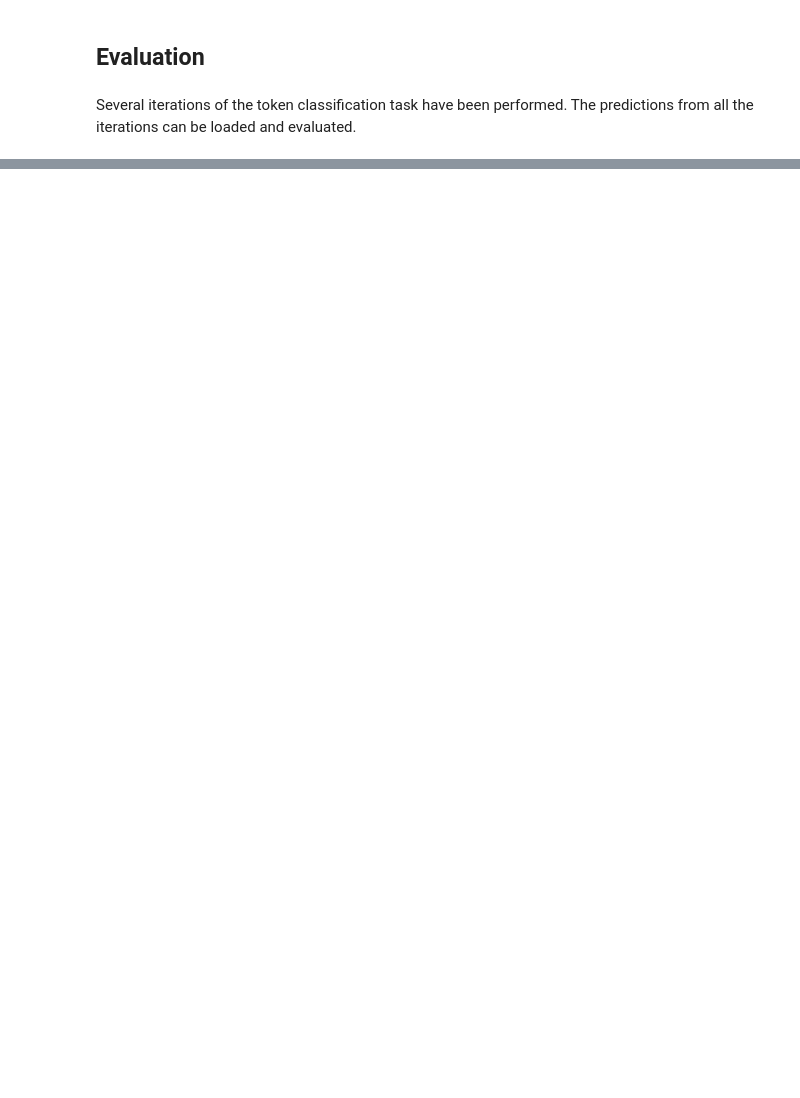
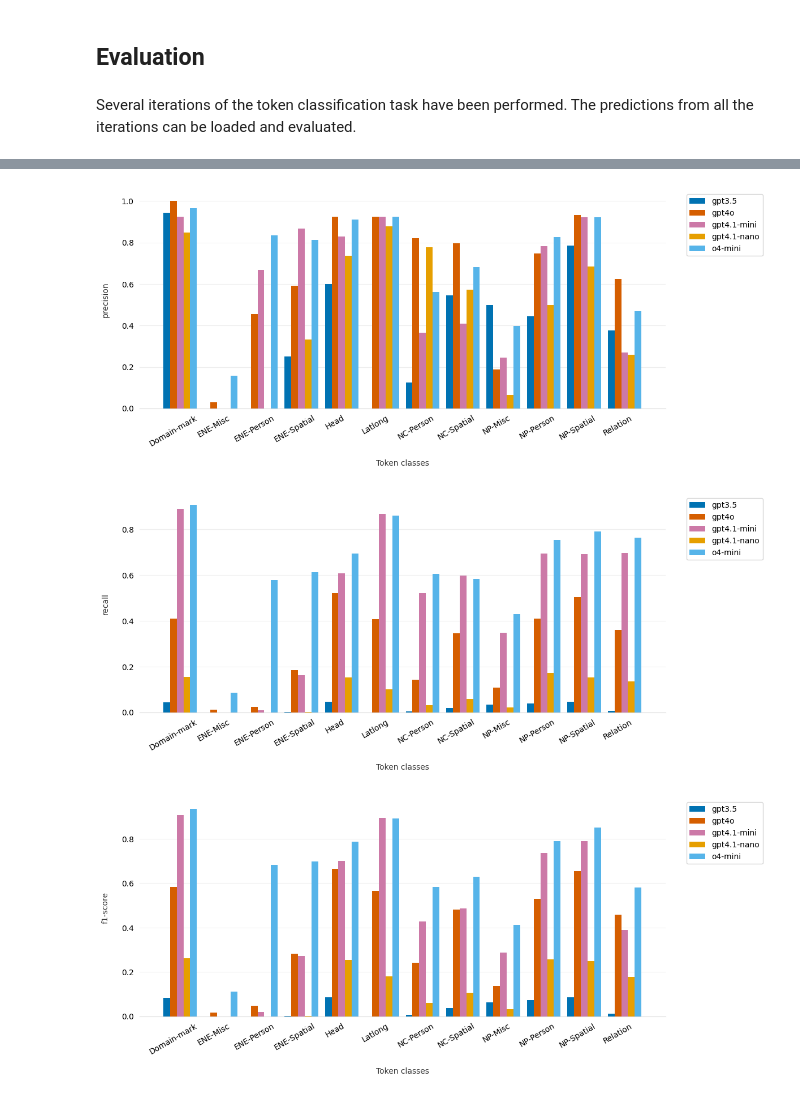
Before and after one commit to GEODE-project/ner-llm, a Jupyter notebook: token_classification_gpt_evaluation.ipynb, the cells around one changed output, grey strips where cells are left out. Drawn from its saved outputs; the diff is of its cells as text; code cells hidden in the pictures; blank space fills up the shorter version.

```diff
--- a/token_classification_gpt_evaluation.ipynb
+++ b/token_classification_gpt_evaluation.ipynb
@@ -272,13 +320,13 @@ def bar_plot(scores, tagset, score='f1-score'):
 
     return fig
 # %%
-models = ['gpt4o', 'gpt4.1-mini']#['gpt3.5', 'gpt4', 'gpt4o', 'o1-mini', 'gpt4.1-mini']
+models = ['gpt3.5', 'gpt4o', 'gpt4.1-mini', 'gpt4.1-nano', 'o4-mini']#['gpt3.5', 'gpt4', 'gpt4o', 'o1-mini', 'gpt4.1-mini','gpt4.1-nano', 'o4-mini']
 metrics = ['precision', 'recall', 'f1-score']
 # %%
 path = join('predictions','token_classification_' + models[0])
 
 tagset = sorted({label for sentence in test_set['tags'] for tag in sentence for label in (tag if isinstance(tag, list) else [tag])})
-
+tagset = [tag for tag in tagset if tag != 'O']
 predictions = load_predictions(path)
 scores = evaluate_multilabel(predictions[0], test_set, tagset)
 for tag, score in scores.items():
@@ -304,6 +367,8 @@ for model in models:
     print(model)
     path = join('predictions','token_classification_' + model)
     tagset = sorted({label for sentence in test_set['tags'] for tag in sentence for label in (tag if isinstance(tag, list) else [tag])})
+    tagset = [tag for tag in tagset if tag != 'O']
+
     predictions = load_predictions(path)
     classification_reports = evaluate(predictions, test_set, tagset)
 
@@ -322,13 +393,18 @@ precision: micro: 0.7848625490896108    macro: 0.6223895852016401       recall:
 # %%
 eval_scores = {}
 
 for metric in metrics:
     for model in models:
         path = join('predictions','token_classification_' + model)
         tagset = sorted({label for sentence in test_set['tags'] for tag in sentence for label in (tag if isinstance(tag, list) else [tag])})
+        tagset = [tag for tag in tagset if tag != 'O']
 
         predictions = load_predictions(path)
         classification_reports = evaluate(predictions, test_set, tagset)
         eval_scores[model] = get_avg_scores(classification_reports, metric)
 
     bar_plot(eval_scores, tagset, metric)
+# %% [output]
+[figure, added]
+[figure, added]
+[figure, added]
```
Also changed, not shown: parts of 5 cells of this notebook.
